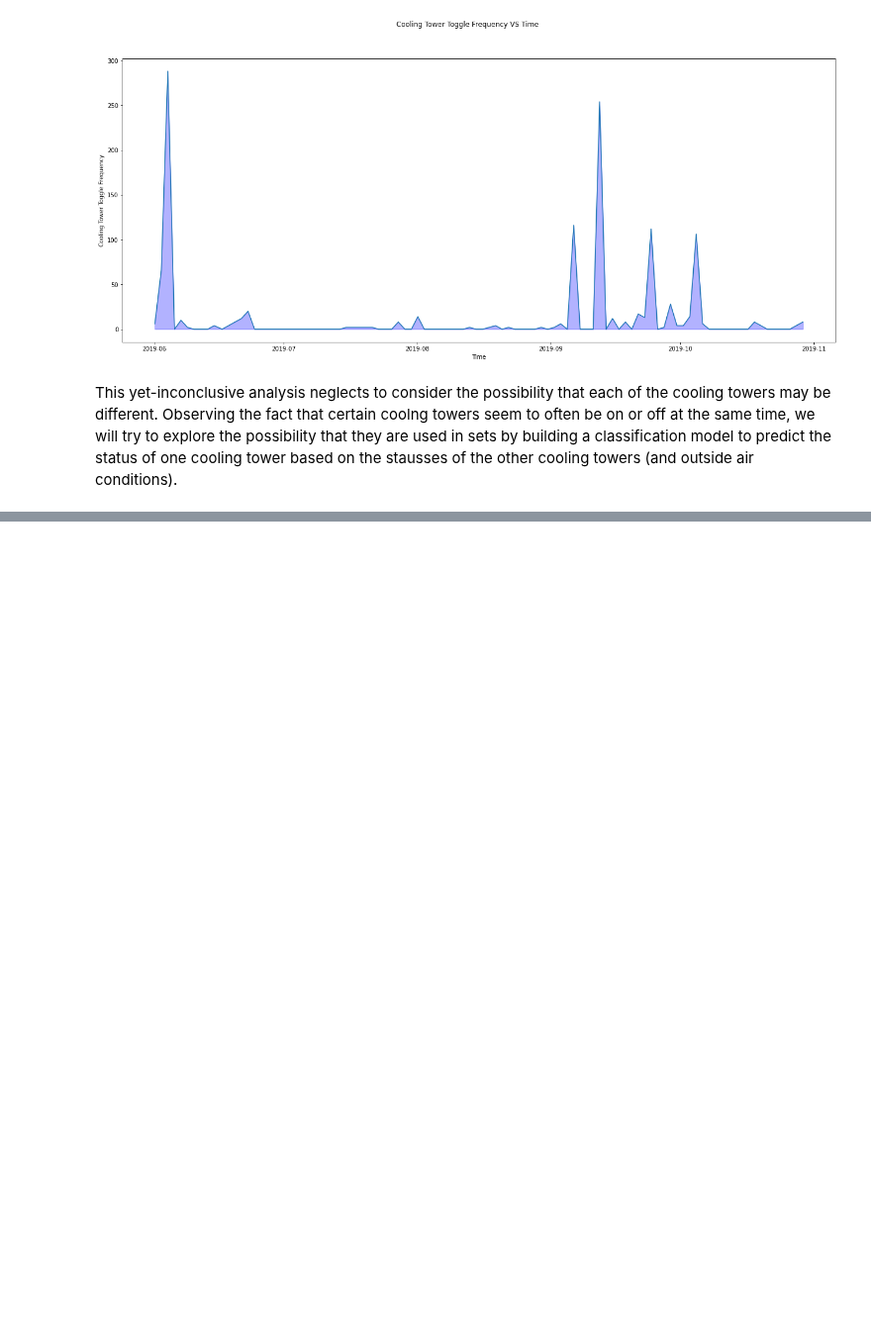
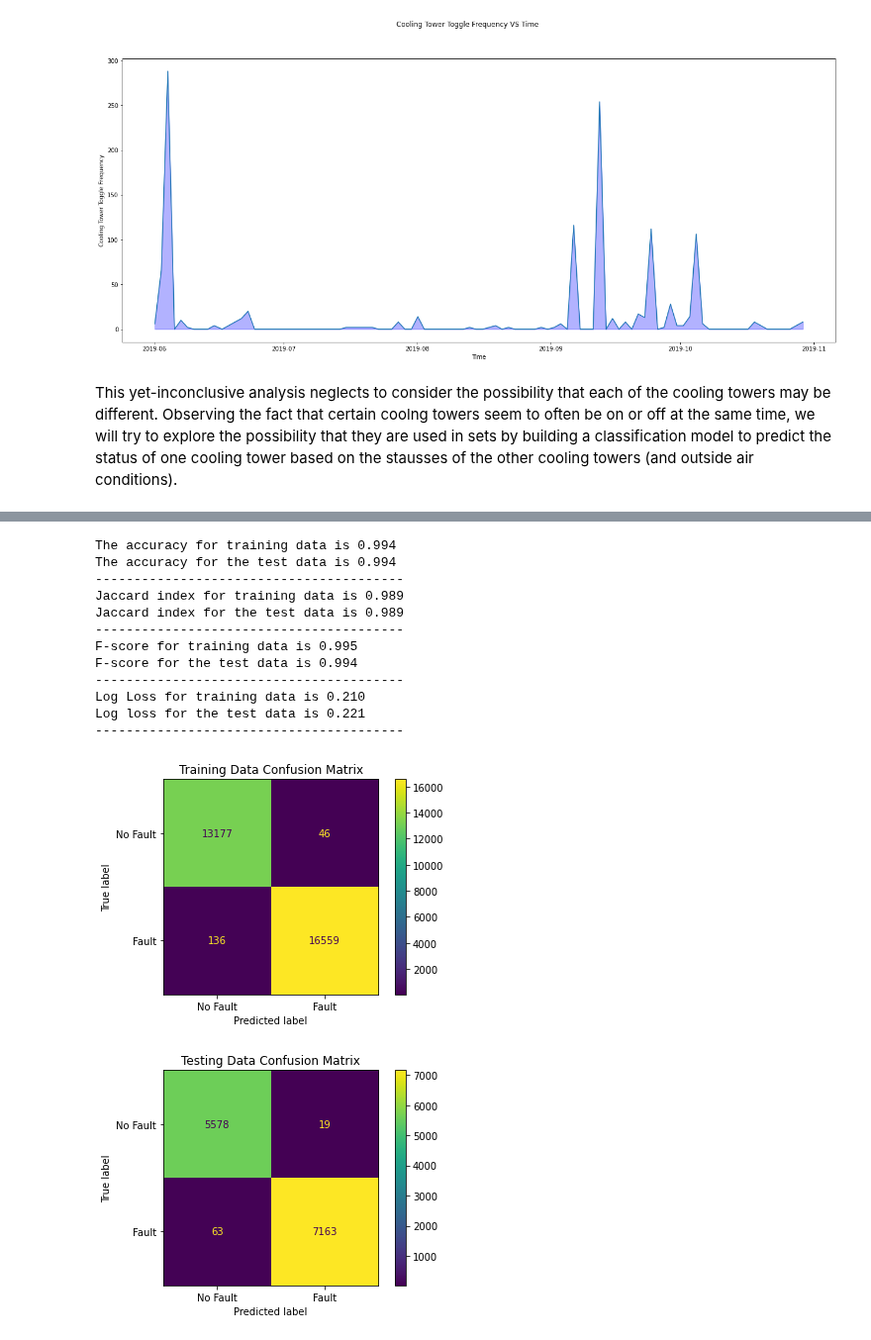
Before and after one commit to yairg98/Data-Driven-Problem-Solving, a Jupyter notebook: Assignments/Final Project/FinalProjectNotebook.ipynb, the cells around one changed output, grey strips where cells are left out. Shown at 99% size. Saved outputs shown, nothing was run; the diff lists cells and outputs as text; code cells hidden in the pictures; blank space fills up the shorter version.

```diff
--- a/Assignments/Final Project/FinalProjectNotebook.ipynb
+++ b/Assignments/Final Project/FinalProjectNotebook.ipynb
@@ -573,0 +579,16 @@ classifier_data.rename(columns=point_names)
+# %%
+x_data = np.array(classifier_data[['WB TEMP', 'CT-2', 'CT-3', 'CT-4', 'CT-5', 'CT-6', 'OA HUM', 'OA TEMP']])
+y_data = np.array(classifier_data['CT-1'])
+
+MinMaxscaler = MinMaxScaler()  # define min max scaler
+x_data_scaled = MinMaxscaler.fit_transform(x_data)  # transform data
+x_train,x_test,y_train,y_test=train_test_split(x_data_scaled,y_data,test_size=0.3)
+# %%
+lr = LogisticRegression(max_iter=500)
+lr.fit(x_train,y_train)
+yhatTest=lr.predict(x_test)
+yhatTrain=lr.predict(x_train)
+lr.classes_
+print('Order of the classes',lr.classes_)
+yhatTest_prob = lr.predict_proba(x_test)
+yhatTest_prob
@@ -573,0 +604,51 @@ classifier_data.rename(columns=point_names)
+# %%
+acc_scoreTrain = accuracy_score(y_train,yhatTrain)
+acc_scoreTest = accuracy_score(y_test,yhatTest)
+print(f'The accuracy for training data is {acc_scoreTrain:0.3f}')
+print(f'The accuracy for the test data is {acc_scoreTest:0.3f}')
+print('-'*40)
+
+J_scoreTrain = jaccard_score(y_train,yhatTrain)
+J_scoreTest = jaccard_score(y_test,yhatTest)
+print(f'Jaccard index for training data is {J_scoreTrain:0.3f}')
+print(f'Jaccard index for the test data is {J_scoreTest:0.3f}')
+print('-'*40)
+
+F_scoreTrain = f1_score(y_train,yhatTrain)
+F_scoreTest = f1_score(y_test,yhatTest)
+print(f'F-score for training data is {F_scoreTrain:0.3f}')
+print(f'F-score for the test data is {F_scoreTest:0.3f}')
+print('-'*40)
+
+LogLossTrain = log_loss(y_train,yhatTrain)
+LogLossTest = log_loss(y_test,yhatTest)
+print(f'Log Loss for training data is {LogLossTrain:0.3f}')
+print(f'Log loss for the test data is {LogLossTest:0.3f}')
+print('-'*40)
+
+CM_scoreTrain = confusion_matrix(y_train,yhatTrain)   # possible option normalize='true'
+dispTr = ConfusionMatrixDisplay(CM_scoreTrain,display_labels=['No Fault','Fault'])
+dispTr.plot()
+plt.title("Training Data Confusion Matrix")
+
+CM_scoreTest = confusion_matrix(y_test,yhatTest)   # possible option normalize='true'
+dispTs = ConfusionMatrixDisplay(CM_scoreTest,display_labels=['No Fault','Fault'])
+dispTs.plot()
+plt.title("Testing Data Confusion Matrix")
+
+plt.show()
+# %% [output]
+The accuracy for training data is 0.994
+The accuracy for the test data is 0.994
+----------------------------------------
+Jaccard index for training data is 0.989
+Jaccard index for the test data is 0.989
+----------------------------------------
+F-score for training data is 0.995
+F-score for the test data is 0.994
+----------------------------------------
+Log Loss for training data is 0.210
+Log loss for the test data is 0.221
+----------------------------------------
+[figure, added]
+[figure, added]
```
Also changed, not shown: parts of 4 cells of this notebook.
